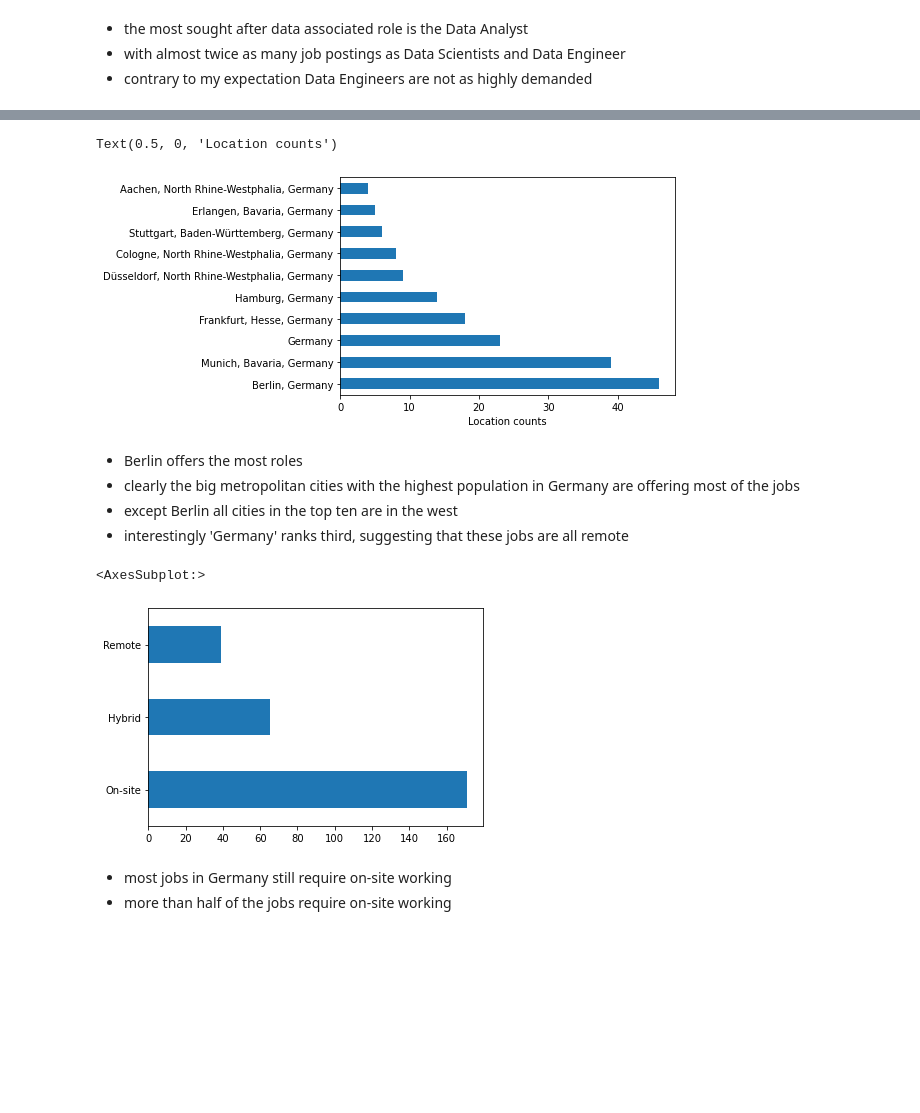
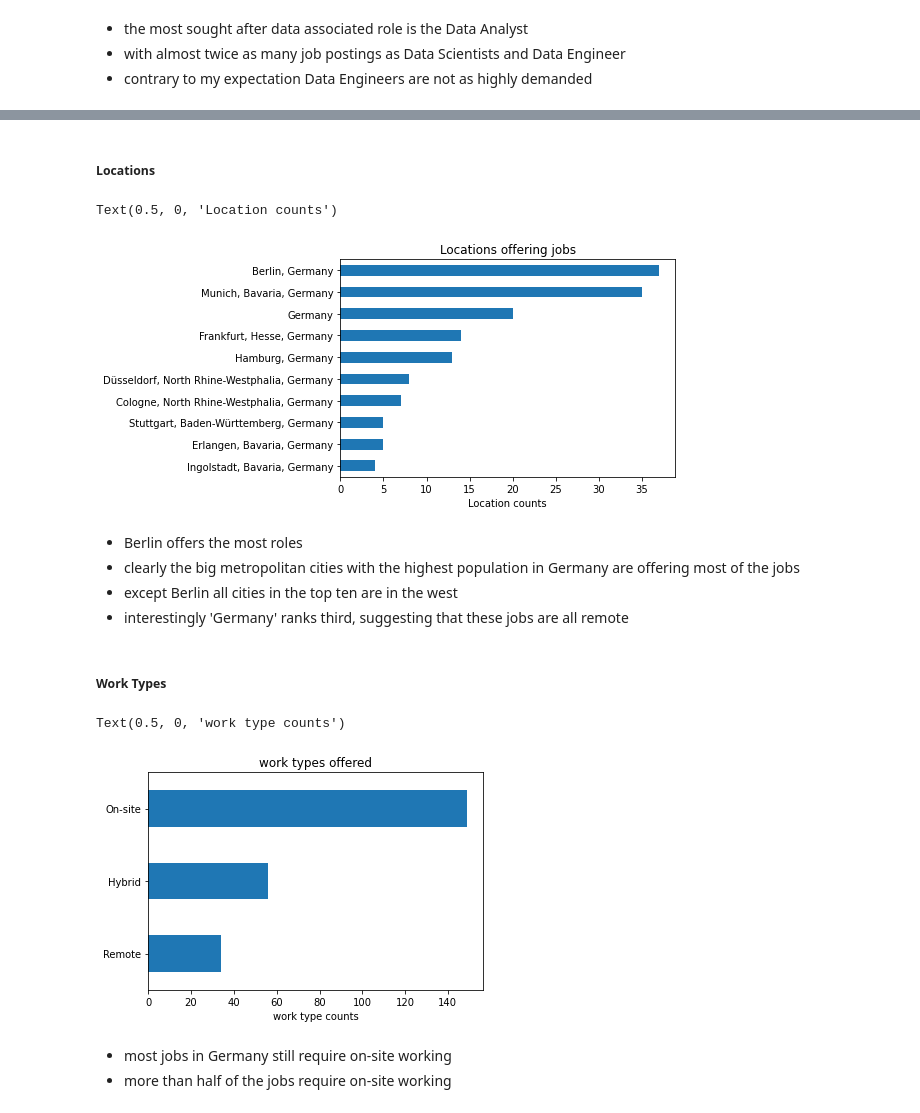
Before and after one commit to aedxn/Linkedin-Data-Science-Job-Postings-Analysis, a Jupyter notebook: Linkedin_job_openeings.ipynb, the cells around one changed output, grey strips where cells are left out. Drawn from its saved outputs; the diff is of its cells as text; code cells hidden in the pictures; blank space fills up the shorter version.

```diff
--- a/Linkedin_job_openeings.ipynb
+++ b/Linkedin_job_openeings.ipynb
@@ -154,3 +169,28 @@ Text(0.5, 1.0, 'Data Associated Roles')
 * the most sought after data associated role is the Data Analyst
 * with almost twice as many job postings as Data Scientists and Data Engineer
 * contrary to my expectation Data Engineers are not as highly demanded
+# %%
+# changing job titles to Data Analyst, Data Scientist or Data Engineer
+df_c.job_title = df_c.job_title.apply(lambda x: 'Data Analyst' if 'Data Ana' in x else x)
+df_c.job_title = df_c.job_title.apply(lambda x: 'Data Scientist' if 'Data Sci' in x else x)
+df_c.job_title = df_c.job_title.apply(lambda x: 'Data Engineer' if 'Engi' in x else x)
+
+#deleting rows that do not fit one of the three roles exactly
+df_c = df_c[df_c['job_title'].isin(['Data Analyst', 'Data Scientist', 'Data Engineer']) == True]
+
+
+skills = ['python', ' R ', 'power bi', 'tableau', 'excel', 'sql']
+pattern = r'(?i)\b(%s)\b' % '|'.join(skills)
+
+# creating a crosstab of the skills depending on the role
+s = df_c.set_index('job_title')['job_desc'].str.extractall(pattern)[0].droplevel(1)
+s = pd.crosstab(s.index, s, rownames=['job_title'], colnames=['skills'])
+print(s)
+
+#bar plot
+barplot = s.plot.bar(rot=0,
+                    figsize=(14,6),
+                    title='Demanded Skills By Roles',
+                    ylabel='counts',
+                    xlabel='Role',
+                    fontsize='large')
@@ -157,39 +210,46 @@ Text(0.5, 1.0, 'Data Associated Roles')
+# %% [markdown]
+<h5>Locations</h5>
 # %%
 # creating a copy of the original df to overcome 'SettingWithCopyWarning'
 df_copy = df_c.copy(deep=True)
 
 replace_values = {'München': 'Munich', 'Deutschland' : 'Germany', 'Berlin, Berlin': 'Berlin', 'Hamburg, Hamburg': 'Hamburg', 'Bayern': 'Bavaria'}
 
 # replacing ambiguity in the location column
 df_copy['location'] = df_copy['location'].replace('Deutschland', 'Germany', regex=True)
 df_copy['location'] = df_copy['location'].replace('Berlin, Berlin', 'Berlin', regex=True)
 df_copy['location'] = df_copy['location'].replace('Hamburg, Hamburg', 'Hamburg',regex=True)
 df_copy['location'] = df_copy['location'].replace('Bayern', 'Bavaria', regex=True)
 df_copy['location'] = df_copy['location'].replace('München', 'Munich', regex=True)
 df_copy['location'] = df_copy['location'].replace('Frankfurt am Main', 'Frankfurt', regex=True)
 df_copy['location'] = df_copy['location'].replace('Hessen', 'Hesse', regex=True)
 df_copy['location'] = df_copy['location'].replace('Nordrhein-Westfalen', 'North Rhine-Westphalia', regex=True)
 df_copy['location'] = df_copy['location'].replace('Köln', 'Cologne', regex=True)
 
-df_copy.location.value_counts()[:10].plot(kind='barh')
+df_copy.location.value_counts()[:10].sort_values(ascending=True).plot(kind='barh')
+plt.title('Locations offering jobs')
 plt.xlabel('Location counts')
 # %% [output]
 Text(0.5, 0, 'Location counts')
-[figure, old version]
+[figure, new version]
 # %% [markdown]
 * Berlin offers the most roles
 * clearly the big metropolitan cities with the highest population in Germany are offering most of the jobs
 * except Berlin all cities in the top ten are in the west
 * interestingly 'Germany' ranks third, suggesting that these jobs are all remote
+# %% [markdown]
+<h5>Work Types</h5>
 # %%
 # work type analysis
-df_c['work_type'] = df_c['work_type'].replace('Vor Ort', 'On-site', regex=True)
+df_copy['work_type'] = df_copy['work_type'].replace('Vor Ort', 'On-site', regex=True)
 
 # bar plot
-df_c.work_type.value_counts().plot(kind='barh')
+df_copy.work_type.value_counts().sort_values(ascending=True).plot(kind='barh')
+plt.title('work types offered')
+plt.xlabel('work type counts')
 # %% [output]
-<AxesSubplot:>
+Text(0.5, 0, 'work type counts')
-[figure, old version]
+[figure, new version]
 # %% [markdown]
 * most jobs in Germany still require on-site working
 * more than half of the jobs require on-site working
```
Also changed, not shown: parts of 21 cells of this notebook.
